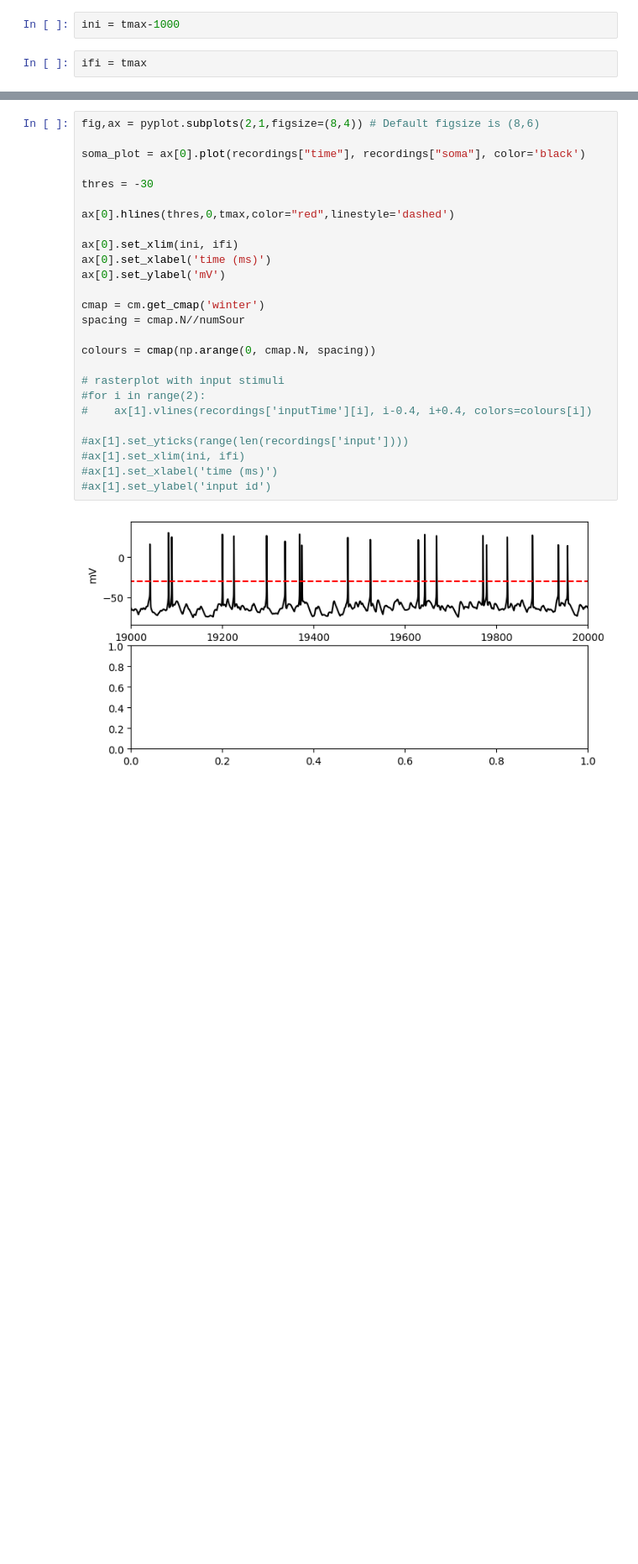
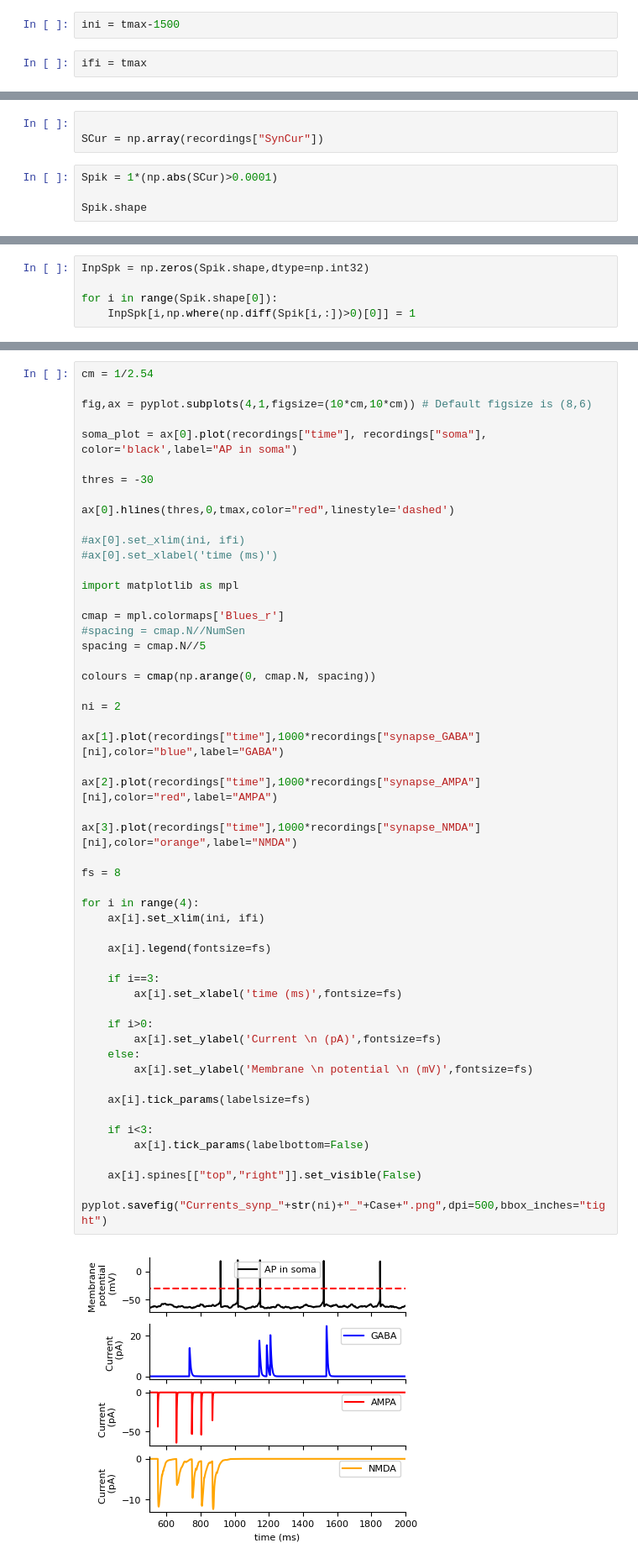
Before and after one commit to hannatolle/synergisticDendrites, a Jupyter notebook: NeuronClass_Edu.ipynb, the cells around one changed output, grey strips where cells are left out. Shown: that part at 84% size. Drawn from its saved outputs; the diff is of its cells as text; blank space fills up the shorter version.

```diff
--- a/NeuronClass_Edu.ipynb
+++ b/NeuronClass_Edu.ipynb
@@ -557,6 +1346,6 @@ for k,v in recordings.items():
     else:
         recordings[k] = [np.array(list(recordings[k][i])) for i in range(len(recordings[k]))]
 # %%
-ini = tmax-1000
+ini = tmax-1500
 # %%
 ifi = tmax
@@ -562,0 +1483,7 @@ ifi = tmax
+# %%
+
+SCur = np.array(recordings["SynCur"])
+# %%
+Spik = 1*(np.abs(SCur)>0.0001)
+
+Spik.shape
@@ -562,0 +1492,5 @@ ifi = tmax
+# %%
+InpSpk = np.zeros(Spik.shape,dtype=np.int32)
+
+for i in range(Spik.shape[0]):
+    InpSpk[i,np.where(np.diff(Spik[i,:])>0)[0]] = 1
@@ -563,28 +1545,55 @@ ifi = tmax
 # %%
-fig,ax = pyplot.subplots(2,1,figsize=(8,4)) # Default figsize is (8,6)
+cm = 1/2.54
 
-soma_plot = ax[0].plot(recordings["time"], recordings["soma"], color='black')
+fig,ax = pyplot.subplots(4,1,figsize=(10*cm,10*cm)) # Default figsize is (8,6)
+
+soma_plot = ax[0].plot(recordings["time"], recordings["soma"], color='black',label="AP in soma")
 
 thres = -30
 
 ax[0].hlines(thres,0,tmax,color="red",linestyle='dashed')
 
-ax[0].set_xlim(ini, ifi)
-ax[0].set_xlabel('time (ms)')
-ax[0].set_ylabel('mV')
+#ax[0].set_xlim(ini, ifi)
+#ax[0].set_xlabel('time (ms)')
 
-cmap = cm.get_cmap('winter')
-spacing = cmap.N//numSour
+import matplotlib as mpl
+
+cmap = mpl.colormaps['Blues_r']
+#spacing = cmap.N//NumSen
+spacing = cmap.N//5
 
 colours = cmap(np.arange(0, cmap.N, spacing))
 
-# rasterplot with input stimuli
-#for i in range(2):
-#    ax[1].vlines(recordings['inputTime'][i], i-0.4, i+0.4, colors=colours[i])
+ni = 2
 
-#ax[1].set_yticks(range(len(recordings['input'])))
-#ax[1].set_xlim(ini, ifi)
-#ax[1].set_xlabel('time (ms)')
-#ax[1].set_ylabel('input id')
+ax[1].plot(recordings["time"],1000*recordings["synapse_GABA"][ni],color="blue",label="GABA")
+
+ax[2].plot(recordings["time"],1000*recordings["synapse_AMPA"][ni],color="red",label="AMPA")
+
+ax[3].plot(recordings["time"],1000*recordings["synapse_NMDA"][ni],color="orange",label="NMDA")
+
+fs = 8
+
+for i in range(4):
+    ax[i].set_xlim(ini, ifi)
+
+    ax[i].legend(fontsize=fs)
+
+    if i==3:
+        ax[i].set_xlabel('time (ms)',fontsize=fs)
+
+    if i>0:
+        ax[i].set_ylabel('Current \n (pA)',fontsize=fs)
+    else:
+        ax[i].set_ylabel('Membrane \n potential \n (mV)',fontsize=fs)
+
+    ax[i].tick_params(labelsize=fs)
+
+    if i<3:
+        ax[i].tick_params(labelbottom=False)
+
+    ax[i].spines[["top","right"]].set_visible(False)
+
+pyplot.savefig("Currents_synp_"+str(ni)+"_"+Case+".png",dpi=500,bbox_inches="tight")
 # %% [output]
-[figure, old version]
+[figure, new version]
```
Also changed, not shown: parts of 78 cells of this notebook.
